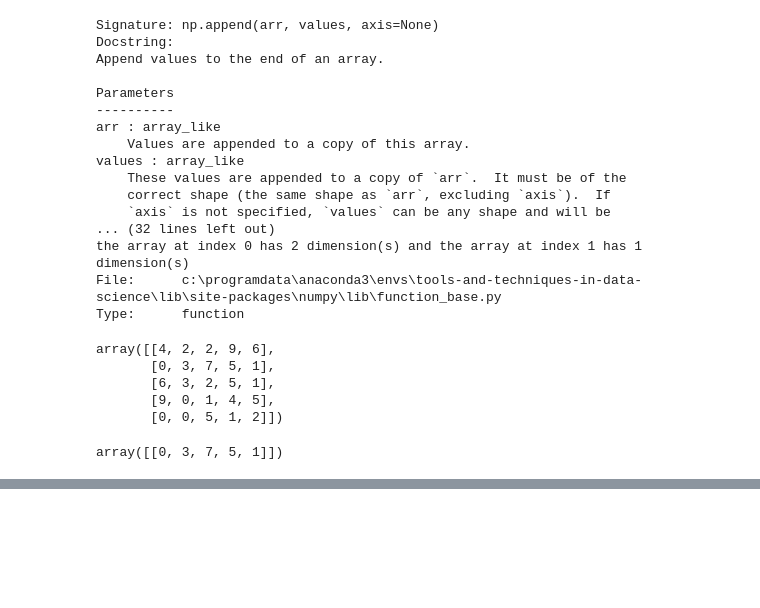
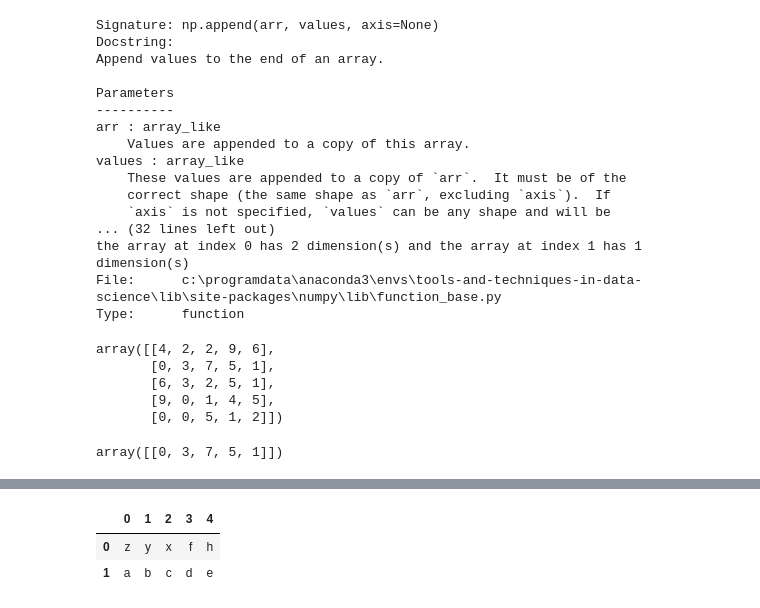
Before and after one commit to pseudo-usama/MSDSF21M520_Usama-Iftikhar-Butt, a Jupyter notebook: Test.ipynb, the cells around one changed output, grey strips where cells are left out. Drawn from its saved outputs; the diff is of its cells as text; code cells hidden in the pictures; blank space fills up the shorter version.

```diff
--- a/Test.ipynb
+++ b/Test.ipynb
@@ -531,0 +559,7 @@ x1, x2 : array_like
+# %%
+df = pd.DataFrame([['z', 'y', 'x', 'f', 'h'], ['a', 'b', 'c', 'd', 'e']])
+df
+# %% [output]
+|  | 0 | 1 | 2 | 3 | 4 |
+| 0 | z | y | x | f | h |
+| 1 | a | b | c | d | e |
```
Also changed, not shown: parts of 37 cells of this notebook.
